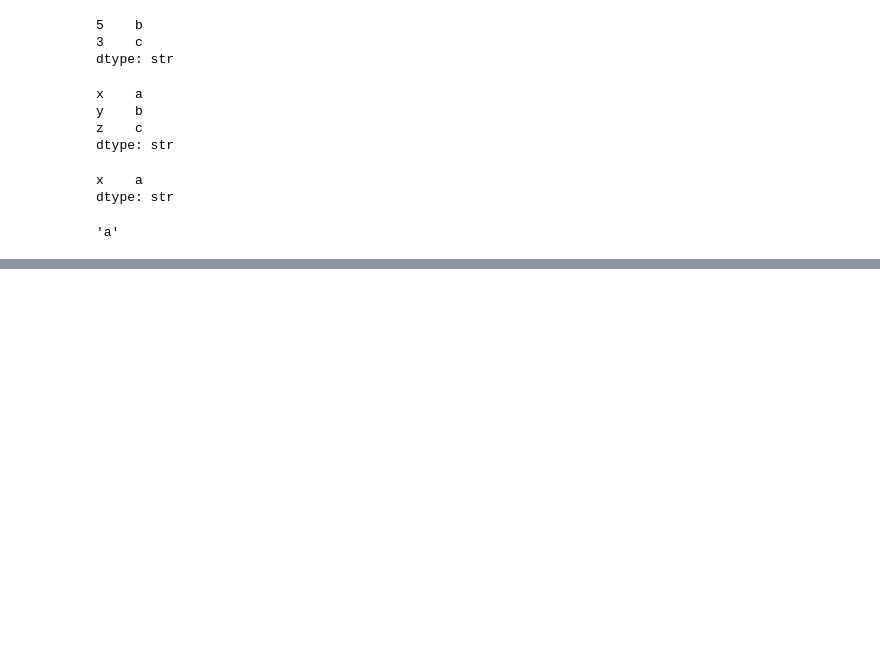
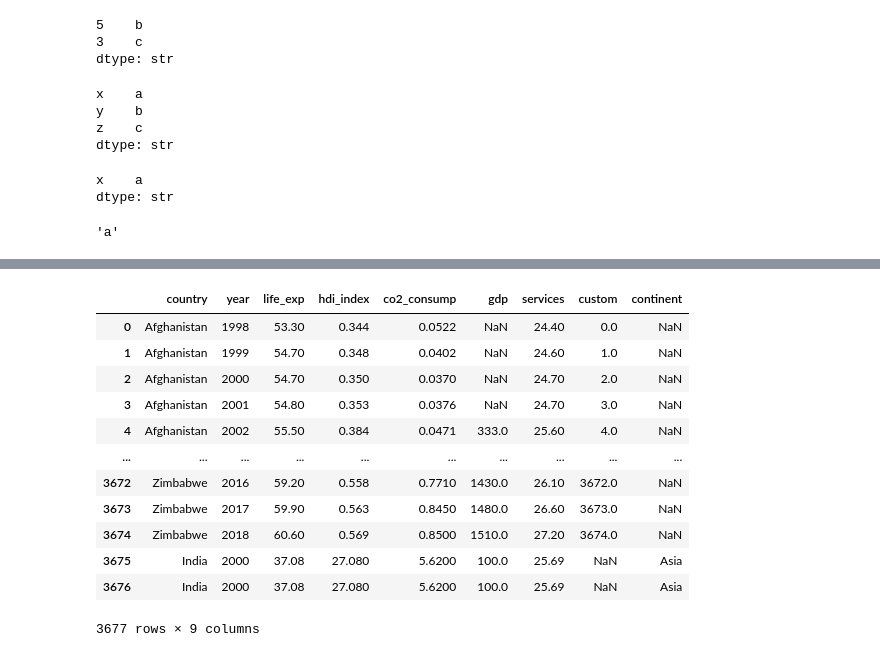
Before and after one commit to Anurag07-07/DSML-, a Jupyter notebook: day18.ipynb, the cells around one changed output, grey strips where cells are left out. Cells and saved outputs as stored; diff of their text form; code cells hidden in the pictures; blank space fills up the shorter version.

```diff
--- a/day18.ipynb
+++ b/day18.ipynb
@@ -466,0 +466,2 @@ data["x"]
+# %%
+temp = df.set_index("country")
@@ -466,0 +504,22 @@ data["x"]
+# %%
+# How to Add A Row to a dataframe
+
+d = {'country':"India",'continent':"Asia","year":2000,"life_exp":37.08,"hdi_index":27.08,	"co2_consump":5.62,"gdp":100,"services":25.69}
+# %%
+df = pd.concat([df, pd.DataFrame([d])], ignore_index=True)
+# %%
+df
+# %% [output]
+|  | country | year | life_exp | hdi_index | co2_consump | gdp | services | custom | continent |
+| 0 | Afghanistan | 1998 | 53.30 | 0.344 | 0.0522 | NaN | 24.40 | 0.0 | NaN |
+| 1 | Afghanistan | 1999 | 54.70 | 0.348 | 0.0402 | NaN | 24.60 | 1.0 | NaN |
+| 2 | Afghanistan | 2000 | 54.70 | 0.350 | 0.0370 | NaN | 24.70 | 2.0 | NaN |
+| 3 | Afghanistan | 2001 | 54.80 | 0.353 | 0.0376 | NaN | 24.70 | 3.0 | NaN |
+| 4 | Afghanistan | 2002 | 55.50 | 0.384 | 0.0471 | 333.0 | 25.60 | 4.0 | NaN |
+| ... | ... | ... | ... | ... | ... | ... | ... | ... | ... |
+| 3672 | Zimbabwe | 2016 | 59.20 | 0.558 | 0.7710 | 1430.0 | 26.10 | 3672.0 | NaN |
+| 3673 | Zimbabwe | 2017 | 59.90 | 0.563 | 0.8450 | 1480.0 | 26.60 | 3673.0 | NaN |
+| 3674 | Zimbabwe | 2018 | 60.60 | 0.569 | 0.8500 | 1510.0 | 27.20 | 3674.0 | NaN |
+| 3675 | India | 2000 | 37.08 | 27.080 | 5.6200 | 100.0 | 25.69 | NaN | Asia |
+| 3676 | India | 2000 | 37.08 | 27.080 | 5.6200 | 100.0 | 25.69 | NaN | Asia |
+3677 rows × 9 columns
```
Also changed, not shown: parts of 43 cells of this notebook, 2 other files.
